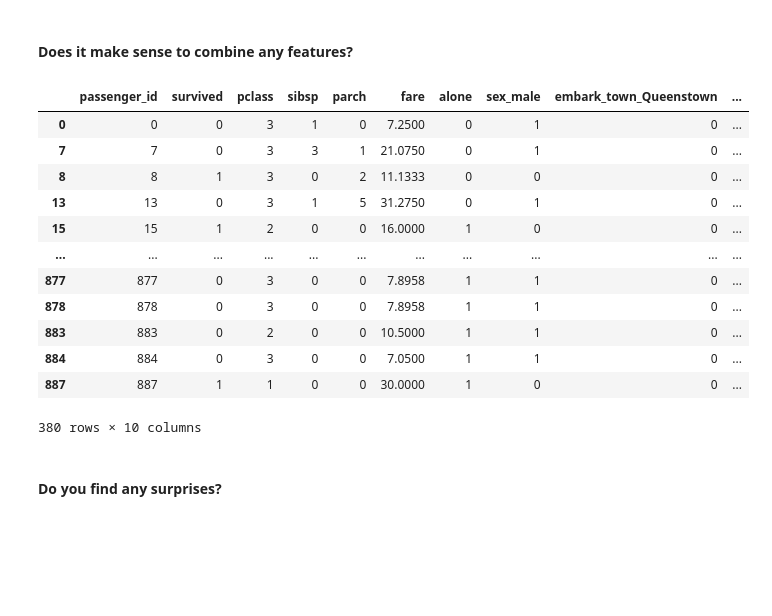
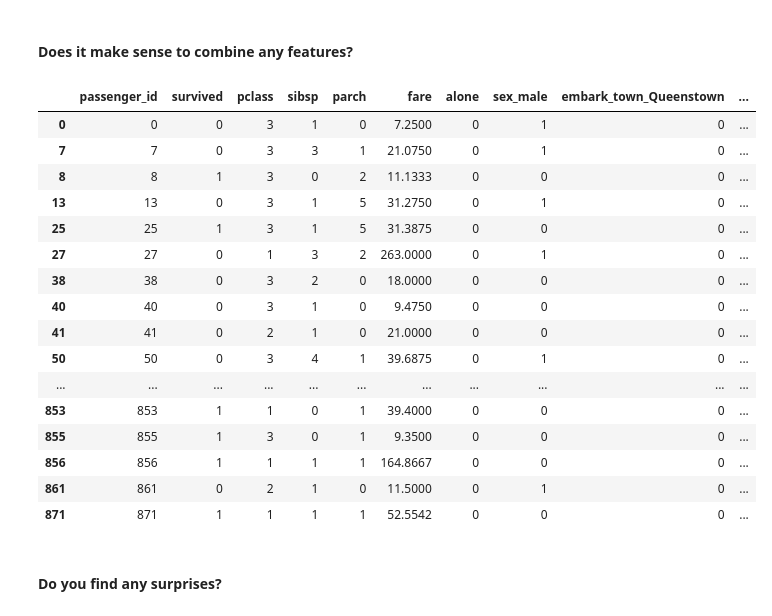
Before and after one commit to morgancross2/classification-exercises, a Jupyter notebook: classification_exercises.ipynb, the cells around one changed output. Cells and saved outputs as stored; diff of their text form; code cells hidden in the pictures; blank space fills up the shorter version.

```diff
--- a/classification_exercises.ipynb
+++ b/classification_exercises.ipynb
@@ -1080,20 +1080,24 @@ train.head()
 # %%
-train[train.embark_town_Southampton == 1].sort_values('passenger_id')
+train[(train.embark_town_Southampton == 1)&(train.alone == 0)].sort_values('passenger_id')
 # they do not correspond to build family units.
 # %% [output]
 |  | passenger_id | survived | pclass | sibsp | parch | fare | alone | sex_male | embark_town_Queenstown | ... |
 | 0 | 0 | 0 | 3 | 1 | 0 | 7.2500 | 0 | 1 | 0 | ... |
 | 7 | 7 | 0 | 3 | 3 | 1 | 21.0750 | 0 | 1 | 0 | ... |
 | 8 | 8 | 1 | 3 | 0 | 2 | 11.1333 | 0 | 0 | 0 | ... |
 | 13 | 13 | 0 | 3 | 1 | 5 | 31.2750 | 0 | 1 | 0 | ... |
-| 15 | 15 | 1 | 2 | 0 | 0 | 16.0000 | 1 | 0 | 0 | ... |
+| 25 | 25 | 1 | 3 | 1 | 5 | 31.3875 | 0 | 0 | 0 | ... |
+| 27 | 27 | 0 | 1 | 3 | 2 | 263.0000 | 0 | 1 | 0 | ... |
+| 38 | 38 | 0 | 3 | 2 | 0 | 18.0000 | 0 | 0 | 0 | ... |
+| 40 | 40 | 0 | 3 | 1 | 0 | 9.4750 | 0 | 0 | 0 | ... |
+| 41 | 41 | 0 | 2 | 1 | 0 | 21.0000 | 0 | 0 | 0 | ... |
+| 50 | 50 | 0 | 3 | 4 | 1 | 39.6875 | 0 | 1 | 0 | ... |
 | ... | ... | ... | ... | ... | ... | ... | ... | ... | ... | ... |
-| 877 | 877 | 0 | 3 | 0 | 0 | 7.8958 | 1 | 1 | 0 | ... |
-| 878 | 878 | 0 | 3 | 0 | 0 | 7.8958 | 1 | 1 | 0 | ... |
-| 883 | 883 | 0 | 2 | 0 | 0 | 10.5000 | 1 | 1 | 0 | ... |
-| 884 | 884 | 0 | 3 | 0 | 0 | 7.0500 | 1 | 1 | 0 | ... |
-| 887 | 887 | 1 | 1 | 0 | 0 | 30.0000 | 1 | 0 | 0 | ... |
+| 853 | 853 | 1 | 1 | 0 | 1 | 39.4000 | 0 | 0 | 0 | ... |
+| 855 | 855 | 1 | 3 | 0 | 1 | 9.3500 | 0 | 0 | 0 | ... |
+| 856 | 856 | 1 | 1 | 1 | 1 | 164.8667 | 0 | 0 | 0 | ... |
+| 861 | 861 | 0 | 2 | 1 | 0 | 11.5000 | 0 | 1 | 0 | ... |
+| 871 | 871 | 1 | 1 | 1 | 1 | 52.5542 | 0 | 0 | 0 | ... |
-380 rows × 10 columns
 # %% [markdown]
 #### Do you find any surprises?
 # %%
```
Also changed, not shown: parts of 35 cells of this notebook.
